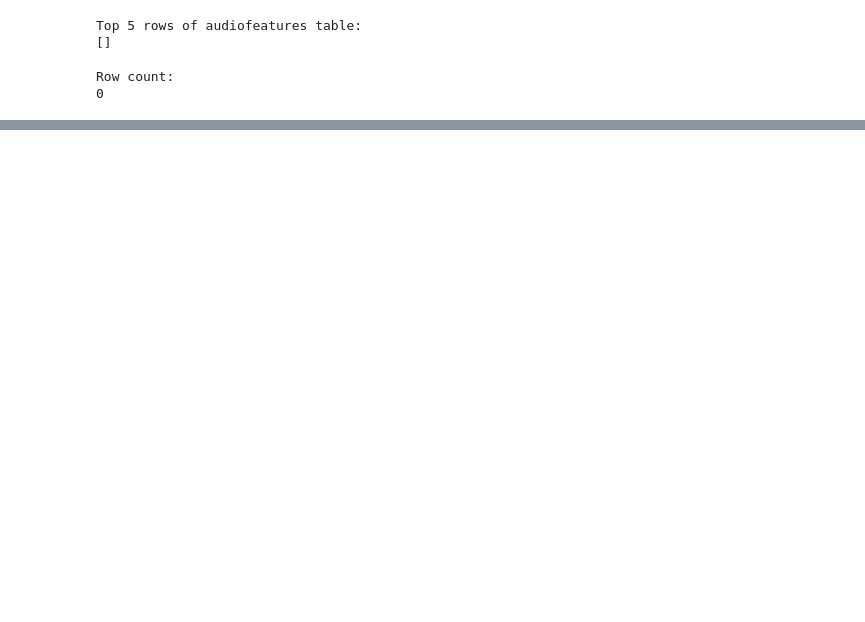
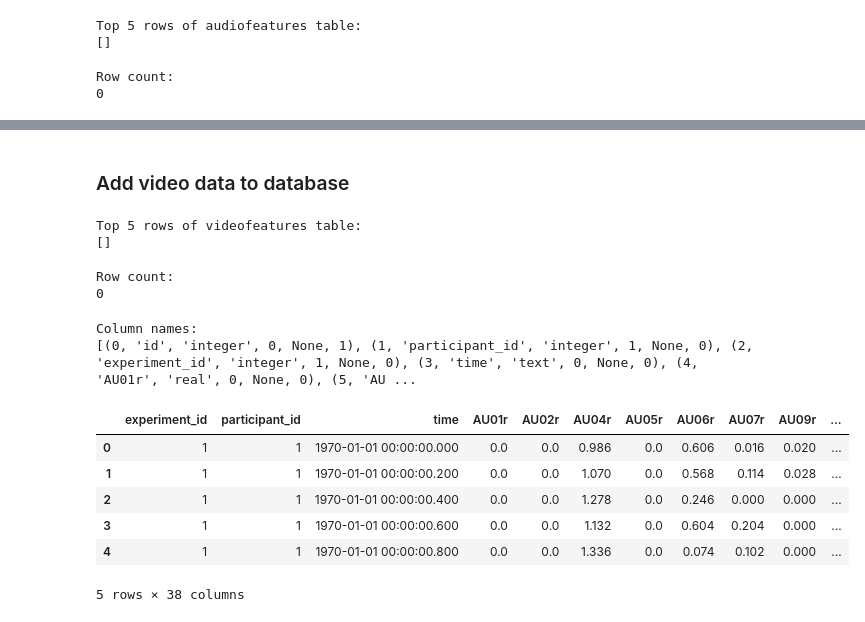
Before and after one commit to emrecdem/emrecdem-framework, a Jupyter notebook: notebooks/Load time series and store in database.ipynb, the cells around one changed output, grey strips where cells are left out. Cells and saved outputs as stored; diff of their text form; code cells hidden in the pictures; blank space fills up the shorter version.

```diff
--- a/notebooks/Load time series and store in database.ipynb
+++ b/notebooks/Load time series and store in database.ipynb
@@ -373,0 +427,2 @@ Dimensions of pandas dataframe:
+# %% [markdown]
+### Add video data to database
@@ -373,0 +436,27 @@ Dimensions of pandas dataframe:
+# %%
+print("Top 5 rows of videofeatures table:")
+print(results)
+print("\nRow count:")
+print(rowcount[0][0])
+# %% [output]
+Top 5 rows of videofeatures table:
+[]
+
+Row count:
+0
+# %%
+print("\nColumn names:")
+print(colnames)
+# %% [output]
+Column names:
+[(0, 'id', 'integer', 0, None, 1), (1, 'participant_id', 'integer', 1, None, 0), (2, 'experiment_id', 'integer', 1, None, 0), (3, 'time', 'text', 0, None, 0), (4, 'AU01r', 'real', 0, None, 0), (5, 'AU ...
+# %%
+openface_features.head()
+# %% [output]
+|  | experiment_id | participant_id | time | AU01r | AU02r | AU04r | AU05r | AU06r | AU07r | AU09r | ... |
+| 0 | 1 | 1 | 1970-01-01 00:00:00.000 | 0.0 | 0.0 | 0.986 | 0.0 | 0.606 | 0.016 | 0.020 | ... |
+| 1 | 1 | 1 | 1970-01-01 00:00:00.200 | 0.0 | 0.0 | 1.070 | 0.0 | 0.568 | 0.114 | 0.028 | ... |
+| 2 | 1 | 1 | 1970-01-01 00:00:00.400 | 0.0 | 0.0 | 1.278 | 0.0 | 0.246 | 0.000 | 0.000 | ... |
+| 3 | 1 | 1 | 1970-01-01 00:00:00.600 | 0.0 | 0.0 | 1.132 | 0.0 | 0.604 | 0.204 | 0.000 | ... |
+| 4 | 1 | 1 | 1970-01-01 00:00:00.800 | 0.0 | 0.0 | 1.336 | 0.0 | 0.074 | 0.102 | 0.000 | ... |
+5 rows × 38 columns
```
Also changed, not shown: parts of 26 cells of this notebook.
